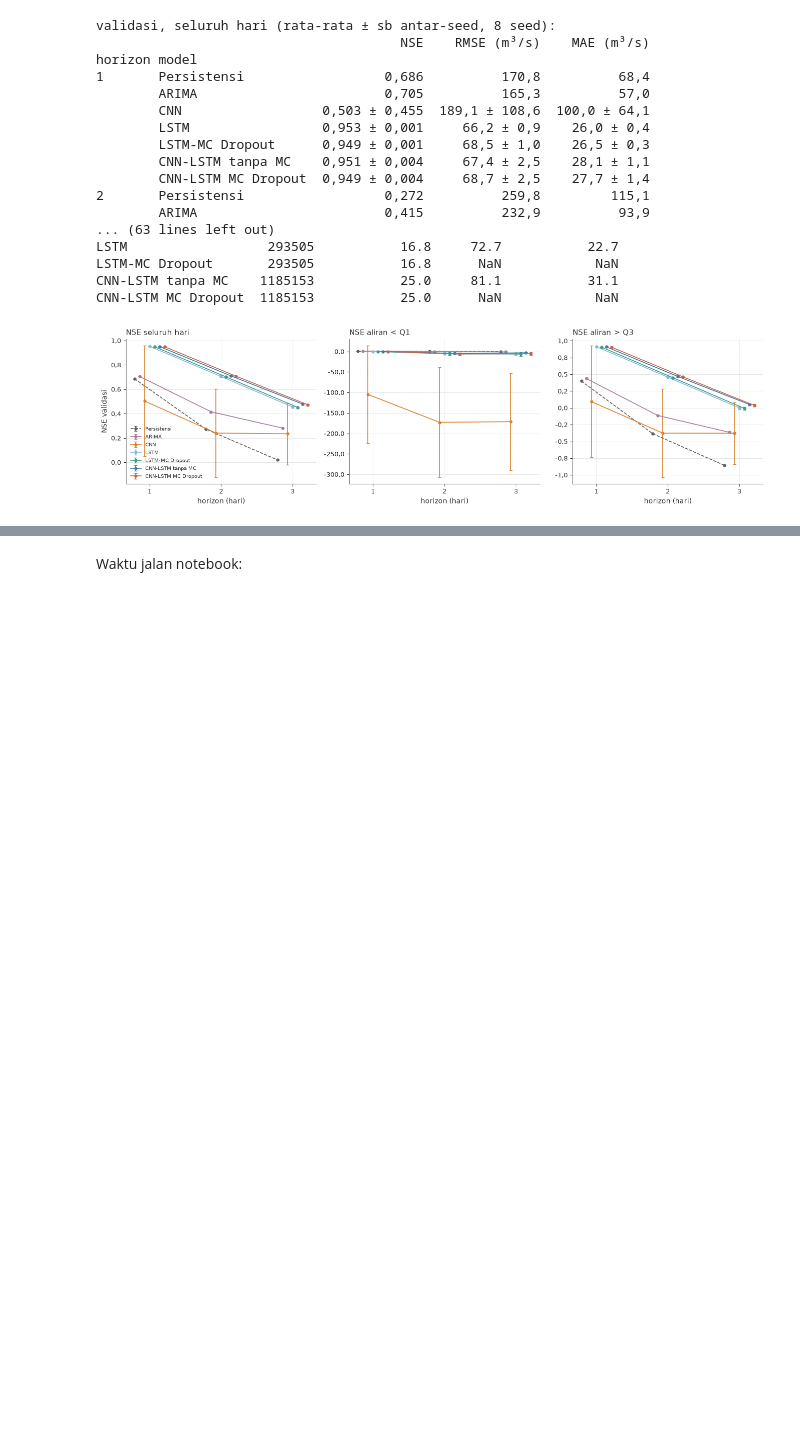
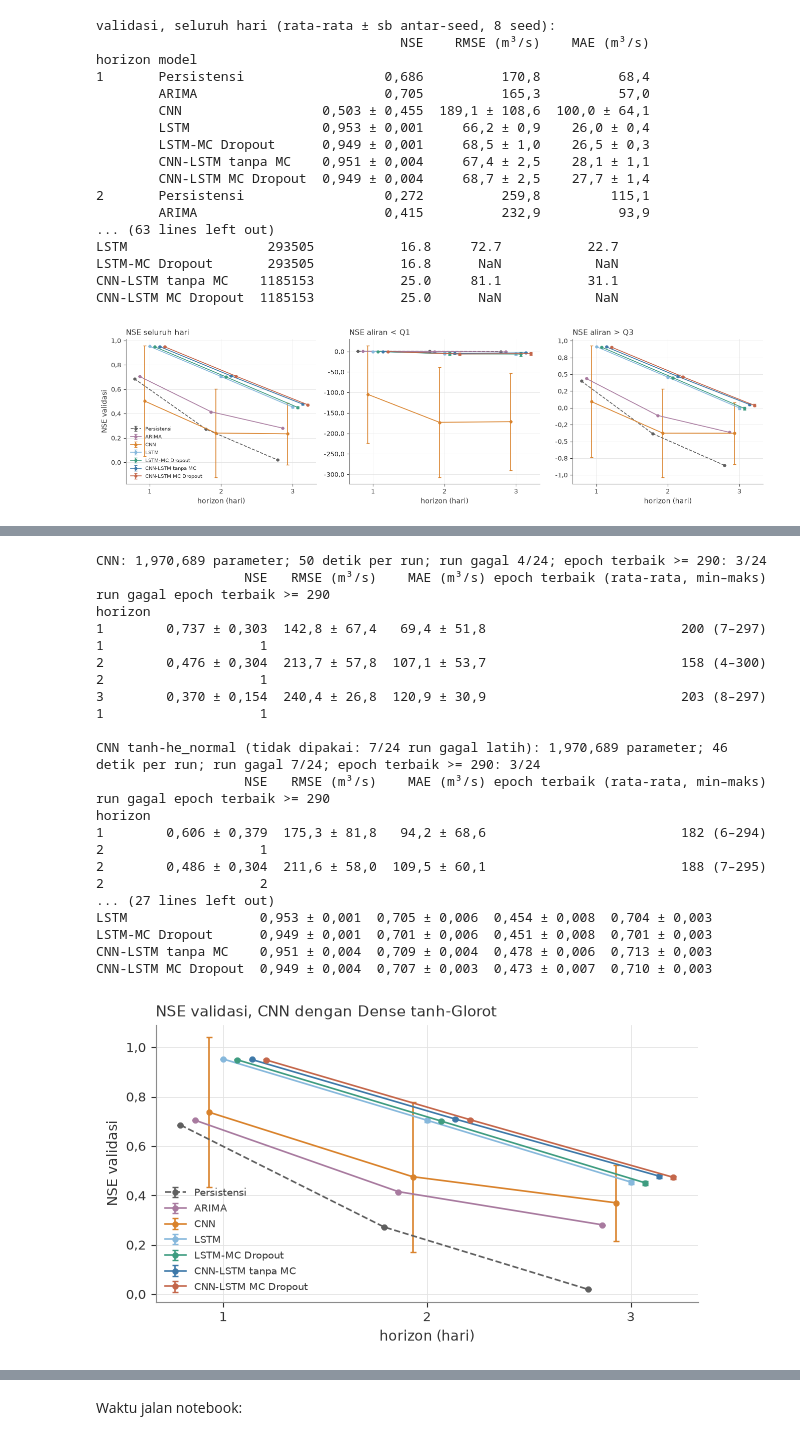
Before and after one commit to bernardswidiya/cnn-lstm-mcdropout-streamflow, a Jupyter notebook: modeling/02_pemilihan.ipynb, the cells around one changed output, grey strips where cells are left out. Drawn from its saved outputs; the diff is of its cells as text; code cells hidden in the pictures; blank space fills up the shorter version.

```diff
--- a/modeling/02_pemilihan.ipynb
+++ b/modeling/02_pemilihan.ipynb
@@ -3289,0 +3469,63 @@ RTX 4060, 2 proses berbagi satu GPU. Model ber-MC memakai bobot yang sama dengan
+# %%
+for label_ in LABEL_CNN.values():
+    g_ = TCNN[TCNN["model"] == label_]
+    print(f"\n{label_}: {int(g_['n_param'].iloc[0]):,} parameter; {g_['waktu_latih_s'].mean():.0f} detik per run; "
+          f"run gagal {int(g_['gagal_latih'].sum())}/24; epoch terbaik >= 290: {int((g_['epoch_terbaik'] >= 290).sum())}/24")
+    t_ = pd.DataFrame({h: {"NSE": f"{koma(g_[g_.horizon == h]['NSE'].mean(), d=3)} ± {koma(g_[g_.horizon == h]['NSE'].std(), d=3)}",
+                           "RMSE (m³/s)": f"{koma(g_[g_.horizon == h]['RMSE'].mean(), d=1)} ± {koma(g_[g_.horizon == h]['RMSE'].std(), d=1)}",
+                           "MAE (m³/s)": f"{koma(g_[g_.horizon == h]['MAE'].mean(), d=1)} ± {koma(g_[g_.horizon == h]['MAE'].std(), d=1)}",
+                           "epoch terbaik (rata-rata, min–maks)": f"{g_[g_.horizon == h]['epoch_terbaik'].mean():.0f} "
+                                                                    f"({g_[g_.horizon == h]['epoch_terbaik'].min()}–{g_[g_.horizon == h]['epoch_terbaik'].max()})",
+                           "run gagal": int(g_[g_.horizon == h]["gagal_latih"].sum()),
+                           "epoch terbaik >= 290": int((g_[g_.horizon == h]["epoch_terbaik"] >= 290).sum())} for h in HORIZON}).T
+    t_.index.name = "horizon"
+    print(t_.to_string())
+print("\nNSE CNN tanh-Glorot per seed:")
+print(TCNN[TCNN["model"] == "CNN"].pivot(index="seed", columns="horizon", values="NSE").round(3).to_string())
+
+# tabel tahap 23 diperbarui: baris CNN = CNN tanh; CNN ReLU disimpan dengan label lampiran
+TD = pd.read_csv(HASIL / "tahap_d_per_run.csv")
+TD = TD[~TD["model"].astype(str).str.startswith("CNN ") & (TD["model"] != "CNN")]
+TD = pd.concat([TD, TCNN], ignore_index=True)
+TD.round(6).to_csv(HASIL / "tahap_d_per_run.csv", index=False)
+URUTAN_D2 = ["Persistensi", "ARIMA", "CNN", "LSTM", "LSTM-MC Dropout", "CNN-LSTM tanpa MC", "CNN-LSTM MC Dropout"]
+TD.drop(columns=["id_run", "varian_cnn"]).groupby(["model", "horizon"]).agg(["mean", "std"]).round(5).to_csv(HASIL / "tahap_d_ringkasan.csv")
+def sel2(v, d=3):
+    v = v.dropna()
+    return koma(v.mean(), d=d) if len(v) <= 1 else f"{koma(v.mean(), d=d)} ± {koma(v.std(), d=d)}"
+tab_nse = pd.DataFrame({mod: {**{f"NSE h{h}": sel2(TD[(TD.model == mod) & (TD.horizon == h)]["NSE"]) for h in HORIZON},
+                              "NSE h1–3": sel2(TD[TD.model == mod].groupby("seed")["NSE"].mean())
+                              if TD[TD.model == mod]["seed"].notna().any() else koma(TD[TD.model == mod]["NSE"].mean(), d=3)}
+                        for mod in URUTAN_D2}).T
+tab_nse.index.name = "model"
+print("\nNSE validasi semua model (tahap 23 diperbarui; CNN = Dense tanh-Glorot):")
+print(tab_nse.to_string())
+
+fig, ax = plt.subplots(figsize=(7, 3.6))
+warna_d = dict(zip(URUTAN_D2, [ABU_TUA, PALET["ungu"], PALET["oranye"], PALET["langit"], PALET["hijau"], WARNA["utama"], WARNA["aksen"]]))
+for j, mod in enumerate(URUTAN_D2):
+    g_ = TD[TD["model"] == mod].groupby("horizon")["NSE"]
+    ax.errorbar(np.array(HORIZON) + (j - 3) * 0.07, g_.mean(), yerr=g_.std().fillna(0), marker="o", ms=3.5, lw=1.2, capsize=2,
+                color=warna_d[mod], label=mod, ls="--" if mod == "Persistensi" else "-")
+ax.set_xticks(HORIZON); ax.set_xlabel("horizon (hari)"); ax.set_ylabel("NSE validasi"); sumbu_koma(ax, d=1)
+ax.legend(fontsize=7.5, loc="lower left"); ax.set_title("NSE validasi, CNN dengan Dense tanh-Glorot", loc="left")
+simpan_gambar(fig, "tahap_D_model_pembanding")
+# %% [output]
+CNN: 1,970,689 parameter; 50 detik per run; run gagal 4/24; epoch terbaik >= 290: 3/24
+                   NSE   RMSE (m³/s)    MAE (m³/s) epoch terbaik (rata-rata, min–maks) run gagal epoch terbaik >= 290
+horizon
+1        0,737 ± 0,303  142,8 ± 67,4   69,4 ± 51,8                         200 (7–297)         1                    1
+2        0,476 ± 0,304  213,7 ± 57,8  107,1 ± 53,7                         158 (4–300)         2                    1
+3        0,370 ± 0,154  240,4 ± 26,8  120,9 ± 30,9                         203 (8–297)         1                    1
+
+CNN tanh-he_normal (tidak dipakai: 7/24 run gagal latih): 1,970,689 parameter; 46 detik per run; run gagal 7/24; epoch terbaik >= 290: 3/24
+                   NSE   RMSE (m³/s)    MAE (m³/s) epoch terbaik (rata-rata, min–maks) run gagal epoch terbaik >= 290
+horizon
+1        0,606 ± 0,379  175,3 ± 81,8   94,2 ± 68,6                         182 (6–294)         2                    1
+2        0,486 ± 0,304  211,6 ± 58,0  109,5 ± 60,1                         188 (7–295)         2                    2
+... (27 lines left out)
+LSTM                 0,953 ± 0,001  0,705 ± 0,006  0,454 ± 0,008  0,704 ± 0,003
+LSTM-MC Dropout      0,949 ± 0,001  0,701 ± 0,006  0,451 ± 0,008  0,701 ± 0,003
+CNN-LSTM tanpa MC    0,951 ± 0,004  0,709 ± 0,004  0,478 ± 0,006  0,713 ± 0,003
+CNN-LSTM MC Dropout  0,949 ± 0,004  0,707 ± 0,003  0,473 ± 0,007  0,710 ± 0,003
+[figure, added]
```
Also changed, not shown: parts of 6 cells of this notebook, 54 other files.
